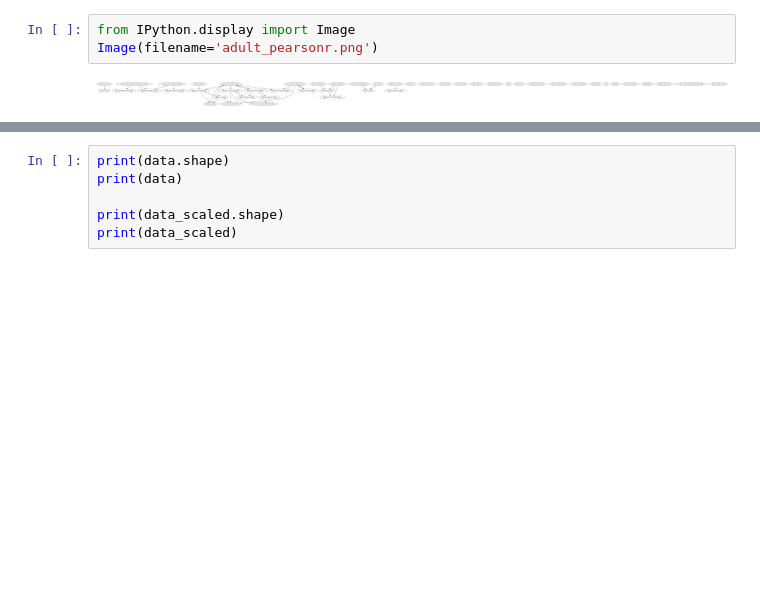
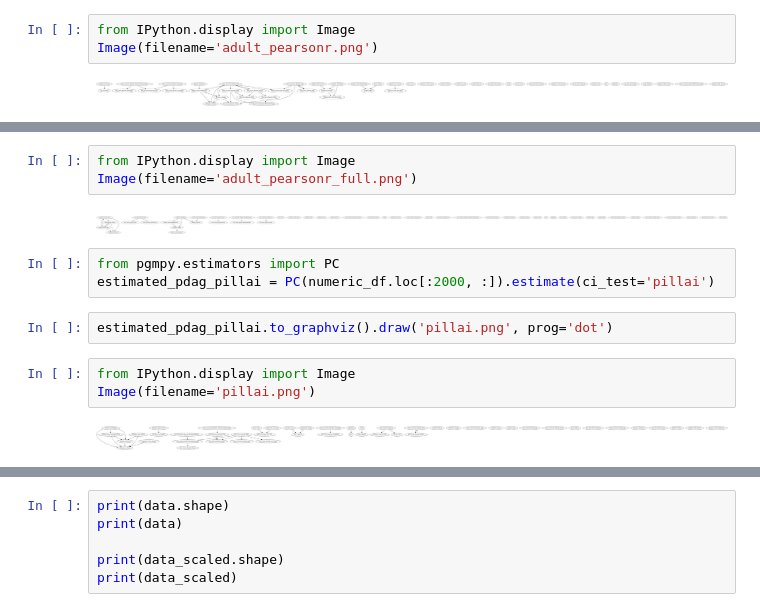
Before and after one commit to wigglypint/thesis, a Jupyter notebook: NIJ Recidivism /Exploring Recidivism.ipynb, the cells around one changed output, grey strips where cells are left out. Cells and saved outputs as stored; diff of their text form; blank space fills up the shorter version.

```diff
--- a/NIJ Recidivism /Exploring Recidivism.ipynb
+++ b/NIJ Recidivism /Exploring Recidivism.ipynb
@@ -334,0 +346,15 @@ Image(filename='adult_pearsonr.png')
+# %%
+from IPython.display import Image
+Image(filename='adult_pearsonr_full.png')
+# %% [output]
+[figure, added]
+# %%
+from pgmpy.estimators import PC
+estimated_pdag_pillai = PC(numeric_df.loc[:2000, :]).estimate(ci_test='pillai')
+# %%
+estimated_pdag_pillai.to_graphviz().draw('pillai.png', prog='dot')
+# %%
+from IPython.display import Image
+Image(filename='pillai.png')
+# %% [output]
+[figure, added]
```
Also changed, not shown: parts of 8 cells of this notebook, 2 other files.
